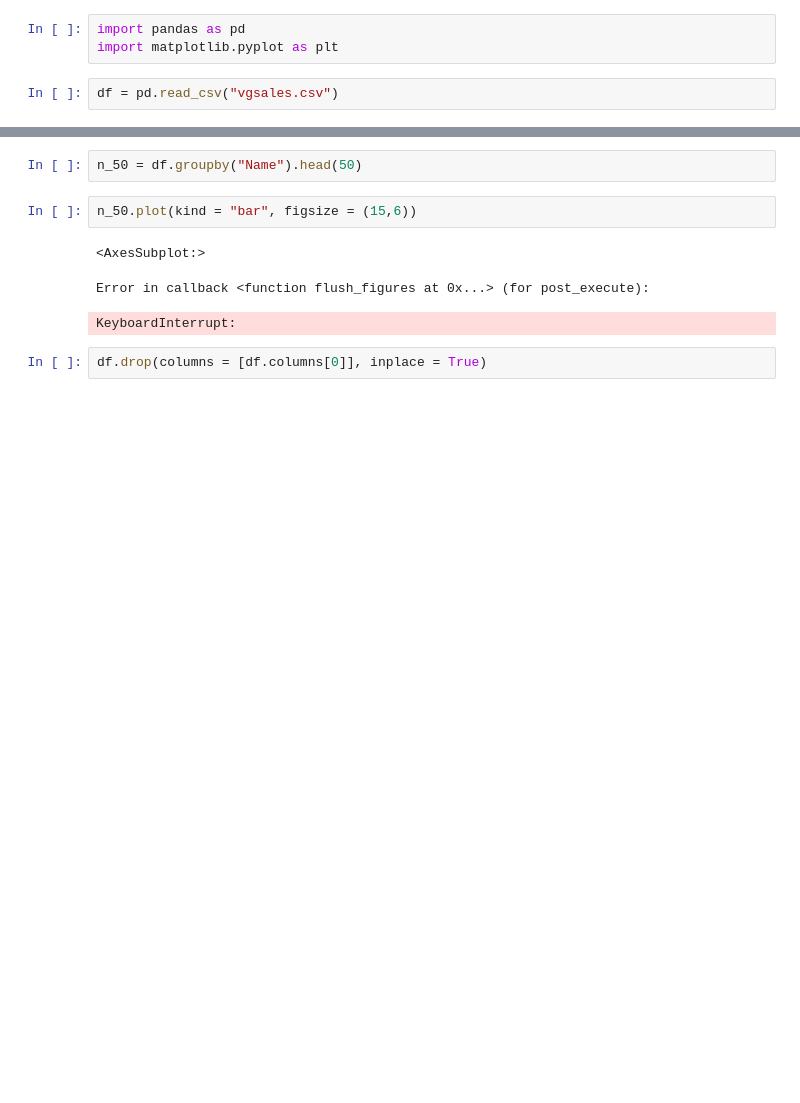
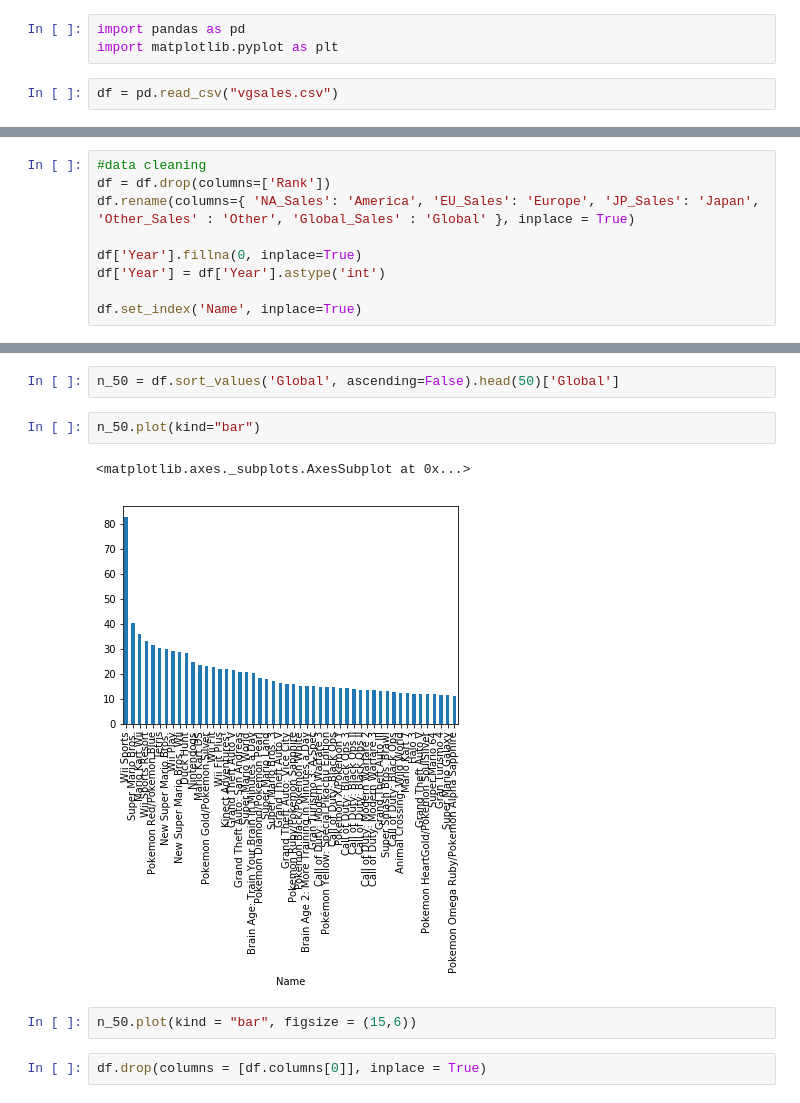
Before and after one commit to rohanojha979/Video-Game-Project, a Jupyter notebook: notebook.ipynb, the cells around one changed output, grey strips where cells are left out. Cells and saved outputs as stored; diff of their text form; blank space fills up the shorter version.

```diff
--- a/notebook.ipynb
+++ b/notebook.ipynb
@@ -21,0 +36,9 @@ df
+# %%
+#data cleaning
+df = df.drop(columns=['Rank'])
+df.rename(columns={ 'NA_Sales': 'America', 'EU_Sales': 'Europe', 'JP_Sales': 'Japan', 'Other_Sales' : 'Other', 'Global_Sales' : 'Global' }, inplace = True)
+
+df['Year'].fillna(0, inplace=True)
+df['Year'] = df['Year'].astype('int')
+
+df.set_index('Name', inplace=True)
@@ -22,11 +54,12 @@ df
 # %%
-n_50 = df.groupby("Name").head(50)
+n_50 = df.sort_values('Global', ascending=False).head(50)['Global']
+# %%
+n_50.plot(kind="bar")
+# %% [output]
+<matplotlib.axes._subplots.AxesSubplot at 0x...>
+[figure, added]
 # %%
 n_50.plot(kind = "bar", figsize = (15,6))
-# %% [output]
-<AxesSubplot:>
-Error in callback <function flush_figures at 0x...> (for post_execute):
-KeyboardInterrupt:
 # %%
 df.drop(columns = [df.columns[0]], inplace = True)
 # %%
```
Also changed, not shown: parts of 3 cells of this notebook, 3 other files.
